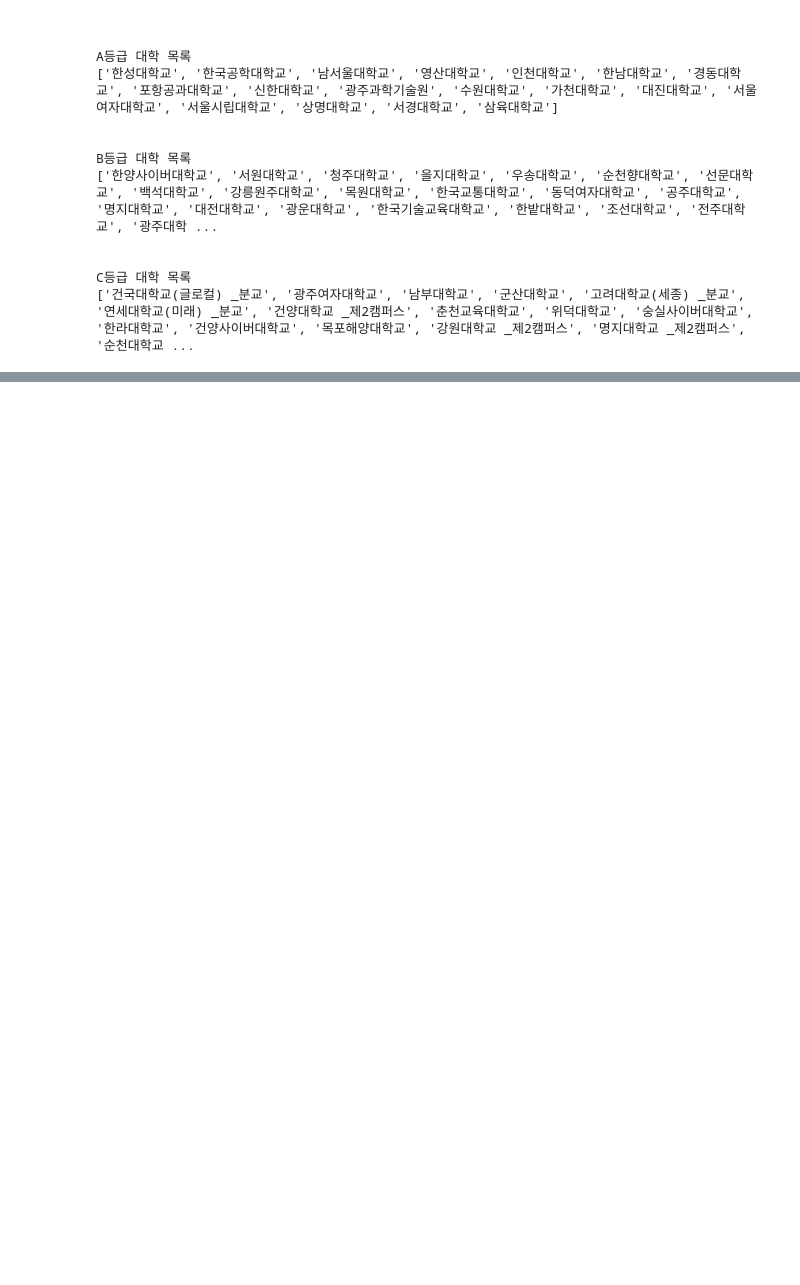
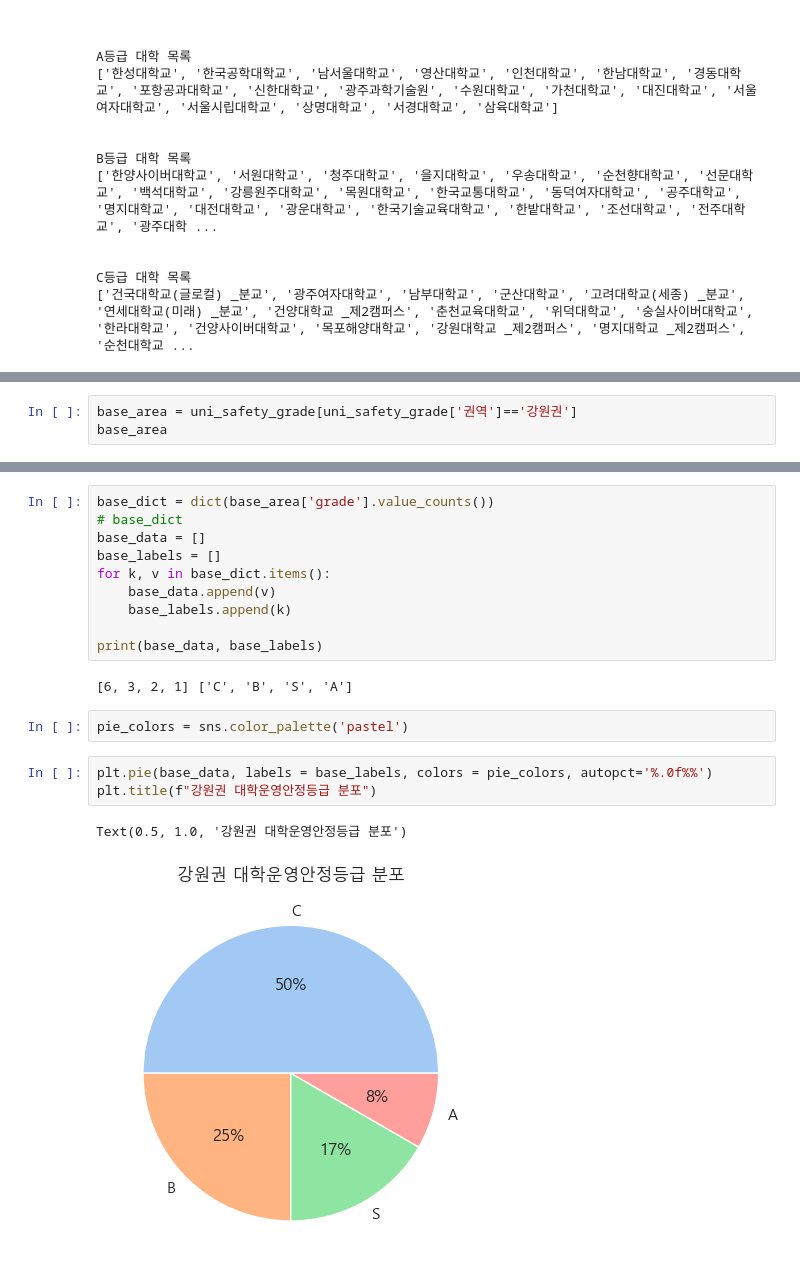
Before and after one commit to seyeon-shijuan/birth-rate-to-universities-visualization, a Jupyter notebook: notebook/individual_notebooks/SeyeonPark_universities_rank_analysis.ipynb, the cells around one changed output, grey strips where cells are left out. Cells and saved outputs as stored; diff of their text form; blank space fills up the shorter version.

Commit message:
[add] last pie chart on process

```diff
--- a/notebook/individual_notebooks/SeyeonPark_universities_rank_analysis.ipynb
+++ b/notebook/individual_notebooks/SeyeonPark_universities_rank_analysis.ipynb
@@ -790,0 +813,3 @@ C등급 대학 목록
+# %%
+base_area = uni_safety_grade[uni_safety_grade['권역']=='강원권']
+base_area
@@ -790,0 +830,20 @@ C등급 대학 목록
+# %%
+base_dict = dict(base_area['grade'].value_counts())
+# base_dict
+base_data = []
+base_labels = []
+for k, v in base_dict.items():
+    base_data.append(v)
+    base_labels.append(k)
+
+print(base_data, base_labels)
+# %% [output]
+[6, 3, 2, 1] ['C', 'B', 'S', 'A']
+# %%
+pie_colors = sns.color_palette('pastel')
+# %%
+plt.pie(base_data, labels = base_labels, colors = pie_colors, autopct='%.0f%%')
+plt.title(f"강원권 대학운영안정등급 분포")
+# %% [output]
+Text(0.5, 1.0, '강원권 대학운영안정등급 분포')
+[figure, added]
```
Also changed, not shown: parts of 24 cells of this notebook.
